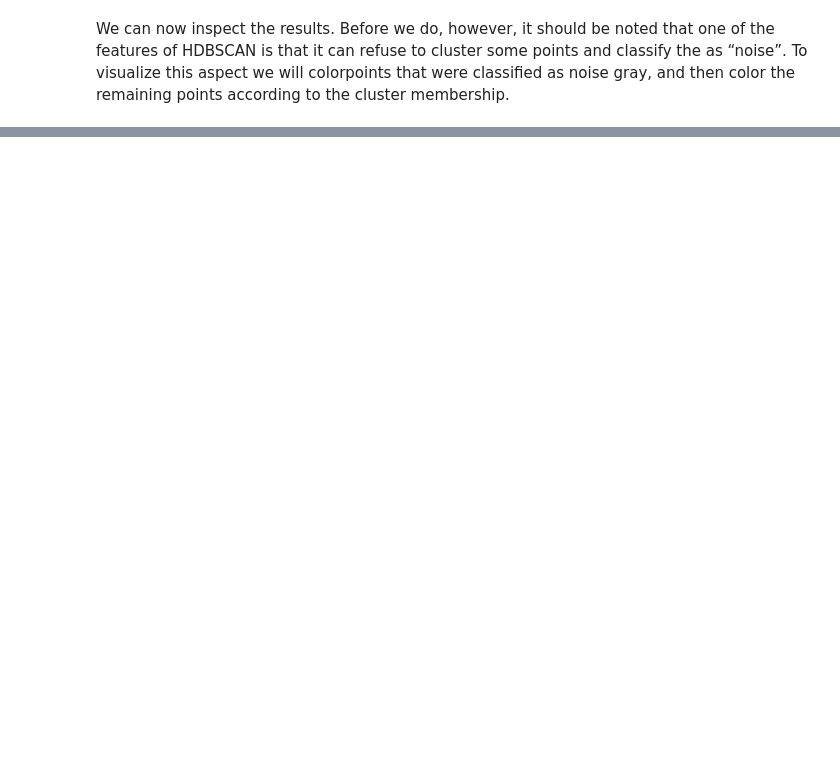
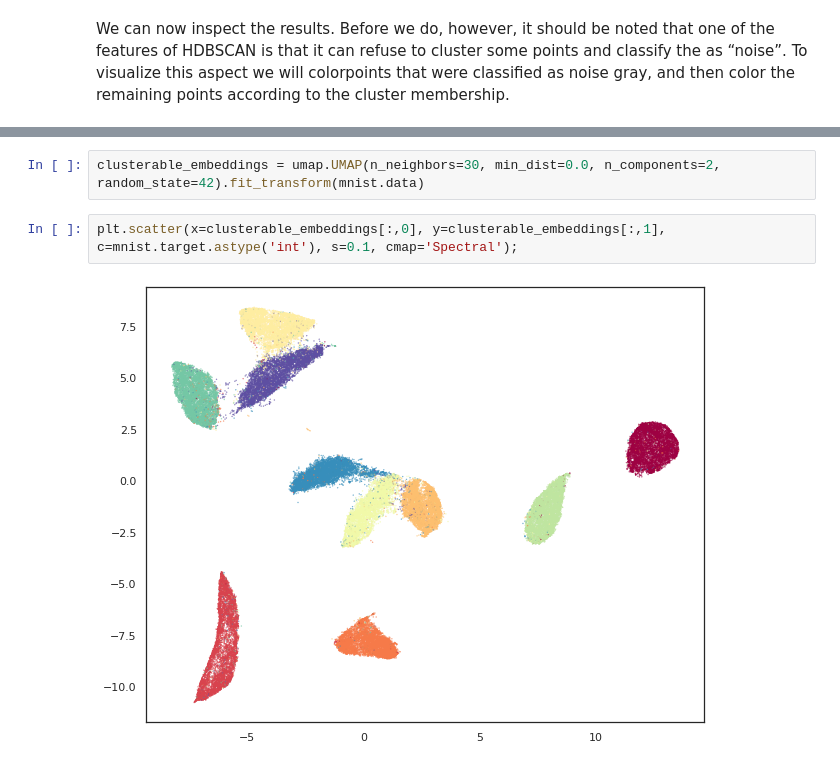
Before and after one commit to ShaunakSen/Data-Science-and-Machine-Learning, a Jupyter notebook: Clustering_UMAP.ipynb, the cells around one changed output, grey strips where cells are left out. Cells and saved outputs as stored; diff of their text form; blank space fills up the shorter version.

```diff
--- a/Clustering_UMAP.ipynb
+++ b/Clustering_UMAP.ipynb
@@ -127,0 +182,6 @@ We can now inspect the results. Before we do, however, it should be noted that o
+# %%
+clusterable_embeddings = umap.UMAP(n_neighbors=30, min_dist=0.0, n_components=2, random_state=42).fit_transform(mnist.data)
+# %%
+plt.scatter(x=clusterable_embeddings[:,0], y=clusterable_embeddings[:,1], c=mnist.target.astype('int'), s=0.1, cmap='Spectral');
+# %% [output]
+[figure, added]
```
Also changed, not shown: parts of 22 cells of this notebook.
